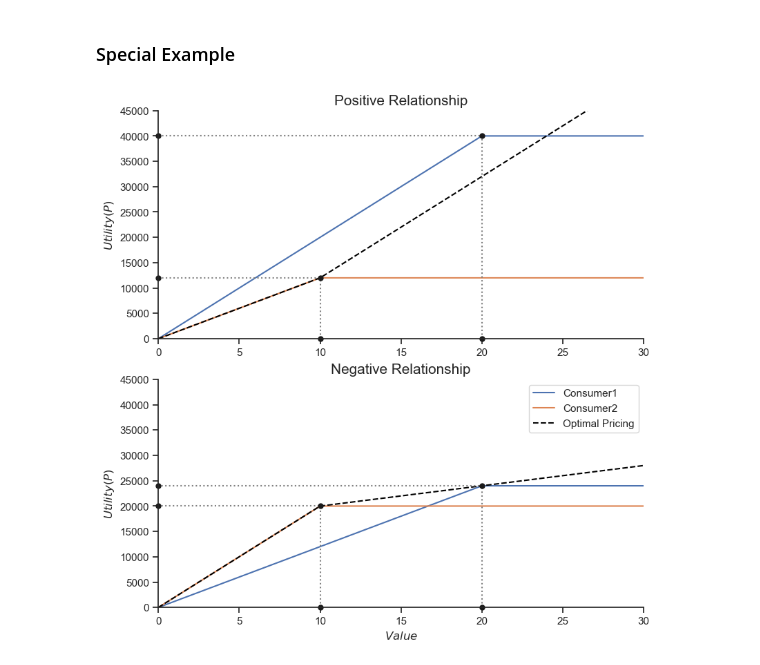
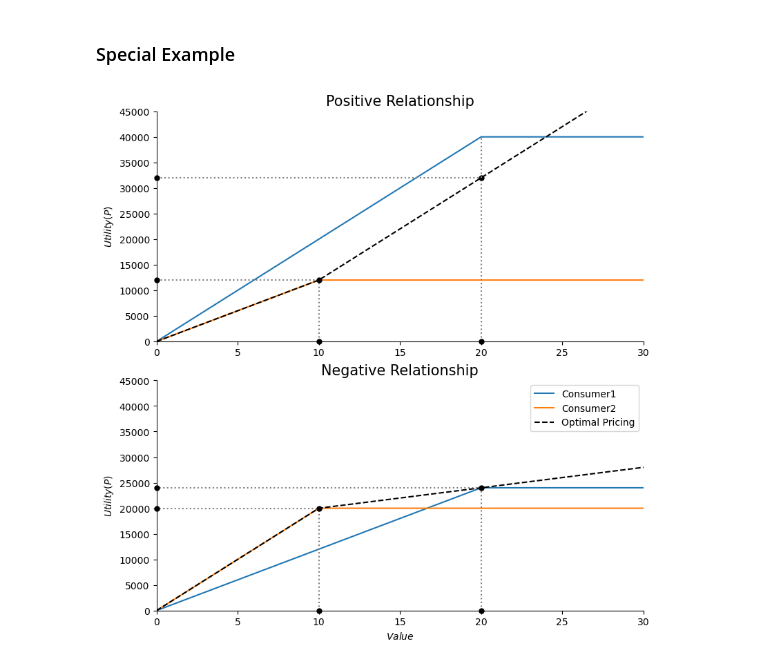
Before and after one commit to wanxii/nonlinear-pricing, a Jupyter notebook: op_pricing_fig.ipynb, the cells around one changed output. Drawn from its saved outputs; the diff is of its cells as text; code cells hidden in the pictures.

Commit message:
Fixed payment in comparison figure

```diff
--- a/op_pricing_fig.ipynb
+++ b/op_pricing_fig.ipynb
@@ -120,13 +120,15 @@ q_1, u1_1, u2_1 = generate_utility(v1_1, v2_1, q1_1, q2_1, 10)
 figure, axis = plt.subplots(2, 1, figsize=(8, 8), constrained_layout=True)
 ax1, ax2 = axis
 
+beta0 = q2 * (v2 - v1)
+
 ax1.plot(q, u1, label = "Consumer1")
 ax1.plot(q, u2, label = "Consumer2")
 ax1.plot(q, np.concatenate((u2[:q2], q2 * (v2 - v1) + v1 * q[q2:])),
          linestyle="--",
          label = "Optimal Pricing",
          color = "black")
-for x, ym in {q1: u1[q1], q2: u2[q2]}.items():
+for x, ym in {q1: u1[q1] + beta0, q2: u2[q2]}.items():
     ax1.vlines(x = x, ymin = 0, ymax = ym,
                linestyle = ":",
                colors = "gray")
@@ -134,35 +136,38 @@ for x, ym in {q1: u1[q1], q2: u2[q2]}.items():
                linestyle = ":",
                colors = "gray")
     ax1.plot([x, 0, x], [ym, ym, 0], "ko", ms=5, clip_on=False)
+ax1.vlines(x = q1, ymin = u1[q1] + beta0, ymax = u1[q1],
+           linestyle = ":",
+           colors = "gray")
 ax1.set_title("Positive Relationship", fontsize=15)
 
 beta1 = (v2_1 * q2_1 - v1_1 * q1_1) / (q2_1 - q1_1)
 beta0 = q1_1 * q2_1 * (v1_1 - v2_1) / (q2_1 - q1_1)
 
 ax2.plot(q_1, u1_1, label = "Consumer1")
 ax2.plot(q_1, u2_1, label = "Consumer2")
 plt.plot(q, np.concatenate((u1[:ql], beta0 + beta1 * q[ql:])),
          linestyle="--",
          label = "Optimal Pricing",
          color = "black")
 for x, ym in {q1_1: u1_1[q1_1], q2_1: u2_1[q2_1]}.items():
     ax2.vlines(x = x, ymin = 0, ymax = ym,
                linestyle = ":",
                colors = "gray")
     ax2.hlines(y = ym, xmin = -1, xmax = x,
                linestyle = ":",
                colors = "gray")
     ax2.plot([x, 0, x], [ym, ym, 0], "ko", ms=5, clip_on=False)
 ax2.set_title("Negative Relationship", fontsize=15)
 ax2.set_xlabel("$Value$")
 ax2.legend()
 
 for ax in axis:
     ax.set_xlim([0, max(q)])
     ax.set_ylim([0, 45000])
     ax.set_ylabel("$Utility(P)$")
     sns.despine(ax=ax, offset=0)
 
 plt.savefig("comparison.svg", dpi=400)
 # %% [output]
-[figure, old version]
+[figure, new version]
```
